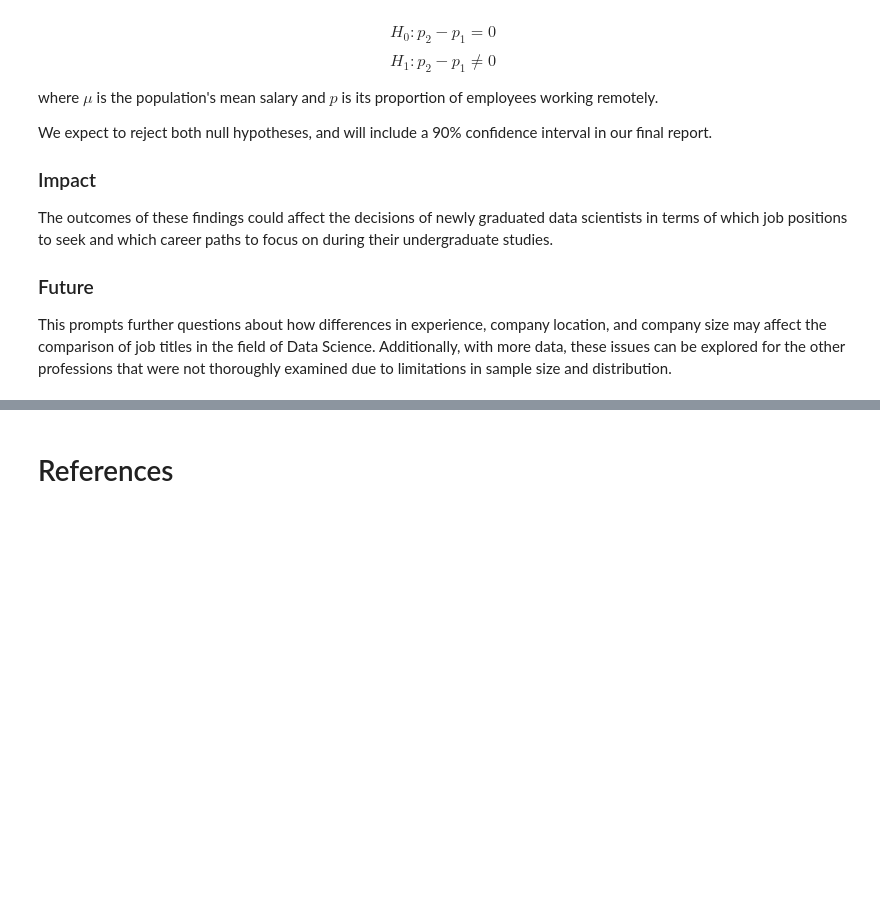
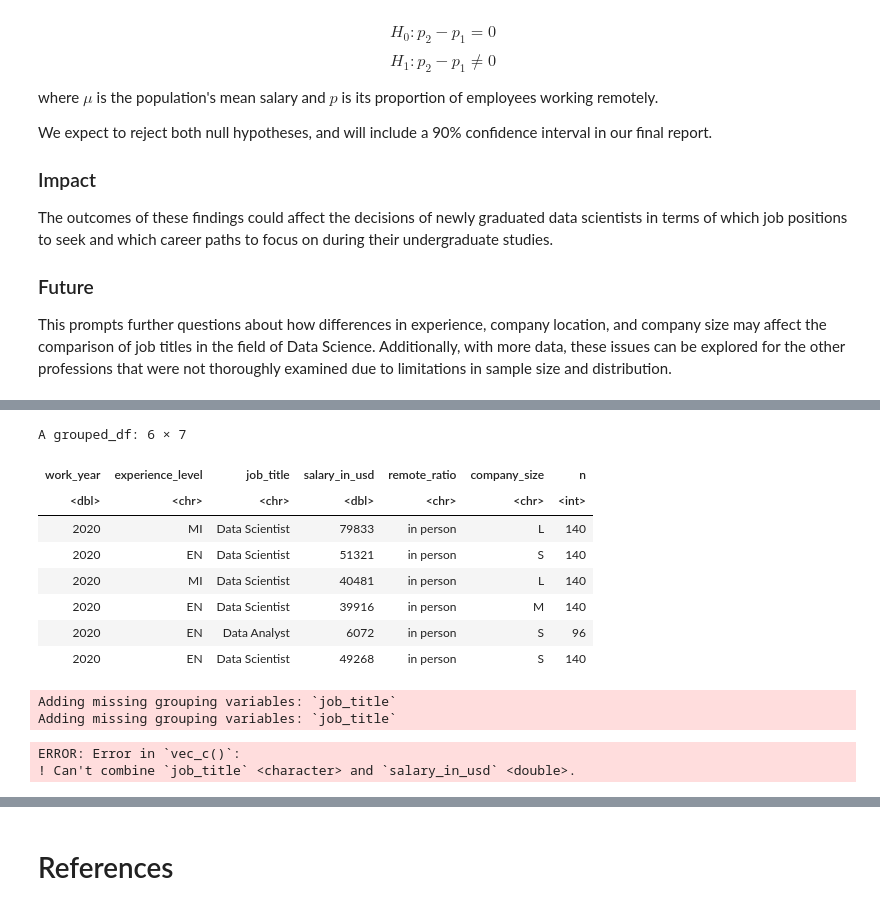
Before and after one commit to vindennt/stat-201-project-group-10, a Jupyter notebook: proposal (4).ipynb, the cells around one changed output, grey strips where cells are left out. Drawn from its saved outputs; the diff is of its cells as text; code cells hidden in the pictures; blank space fills up the shorter version.

Commit message:
Final project draft
- including one buggy hypothesis test, and one complete hypothesis test
- comments out things that are "useless" based on the proposal comments

```diff
--- a/proposal (4).ipynb
+++ b/proposal (4).ipynb
@@ -314,0 +386,46 @@ This prompts further questions about how differences in experience, company loca
+# %%
+# for difference in salary means
+
+# numerator <- data_estimates %>%
+#         summarise(diff_in_mean =
+# t_statistic_mean <- (data_estimates)
+
+#?ASK im try to do two-sample-ttest here, not sure what does the error means
+head(salaries_new)
+analyst <- salaries_new %>%
+        filter(job_title == "Data Analyst") %>%
+        select(salary_in_usd)
+scientist <- salaries_new %>%
+        filter(job_title == "Data Scientist") %>%
+        select(salary_in_usd)
+t_test_diff_mean <-
+    tidy(
+        t.test(x = analyst,
+               y = scientist,
+               alternative = "two.sided"))
+
+# adelie <- adelie_chin %>%
+#         filter(species == "Adelie") %>%
+#         select(flipper_length_mm)
+# chin <- adelie_chin %>%
+#         filter(species == "Chinstrap") %>%
+#         select(flipper_length_mm)
+# answer3.3.6 <-
+#     tidy(
+#         t.test(x = chin,
+#                y = adelie,
+#                alternative = "two.sided"))
+# %% [output]
+A grouped_df: 6 × 7
+| work_year | experience_level | job_title | salary_in_usd | remote_ratio | company_size | n |
+| <dbl> | <chr> | <chr> | <dbl> | <chr> | <chr> | <int> |
+| 2020 | MI | Data Scientist | 79833 | in person | L | 140 |
+| 2020 | EN | Data Scientist | 51321 | in person | S | 140 |
+| 2020 | MI | Data Scientist | 40481 | in person | L | 140 |
+| 2020 | EN | Data Scientist | 39916 | in person | M | 140 |
+| 2020 | EN | Data Analyst | 6072 | in person | S | 96 |
+| 2020 | EN | Data Scientist | 49268 | in person | S | 140 |
+Adding missing grouping variables: `job_title`
+Adding missing grouping variables: `job_title`
+ERROR: Error in `vec_c()`:
+! Can't combine `job_title` <character> and `salary_in_usd` <double>.
```
Also changed, not shown: parts of 11 cells of this notebook.
